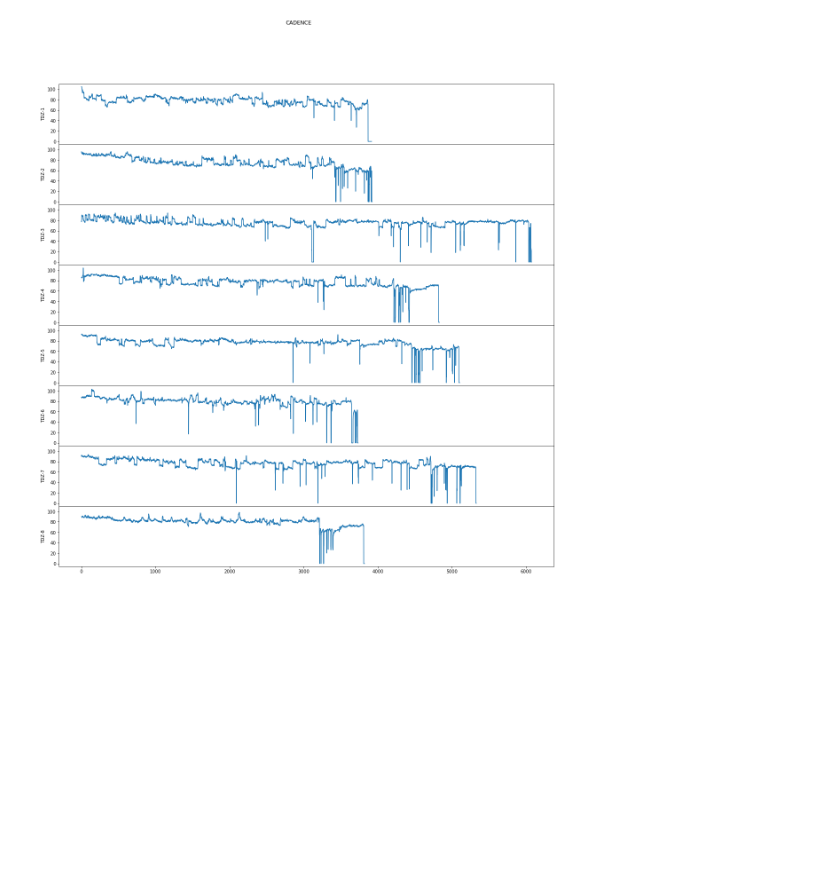
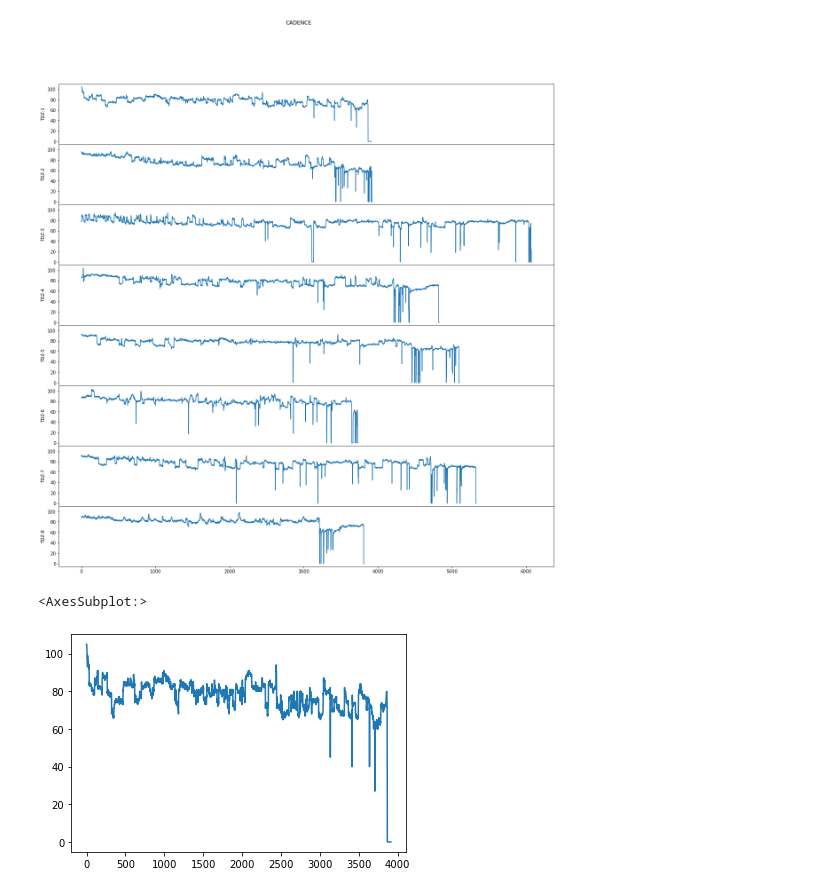
Before and after one commit to sameersegal/workout-analysis, a Jupyter notebook: TDZ - 2021.ipynb, the cells around one changed output. Drawn from its saved outputs; the diff is of its cells as text; code cells hidden in the pictures; blank space fills up the shorter version.

```diff
--- a/TDZ - 2021.ipynb
+++ b/TDZ - 2021.ipynb
@@ -109,3 +109,8 @@ for ax in axs:
     ax.label_outer()
 # %% [output]
 [figure]
+# %%
+cadenceDF['TDZ-1'].plot()
+# %% [output]
+<AxesSubplot:>
+[figure, added]
```
Also changed, not shown: parts of 11 cells of this notebook.
